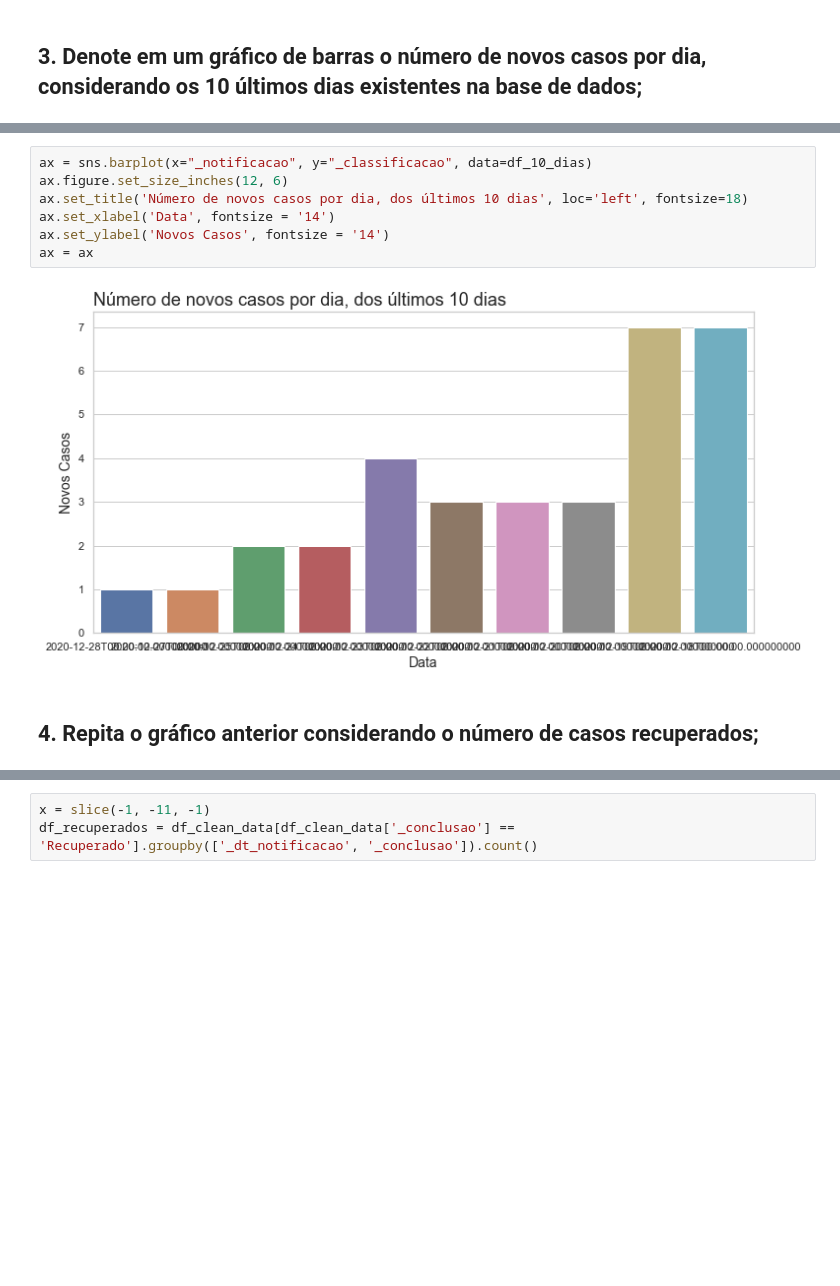
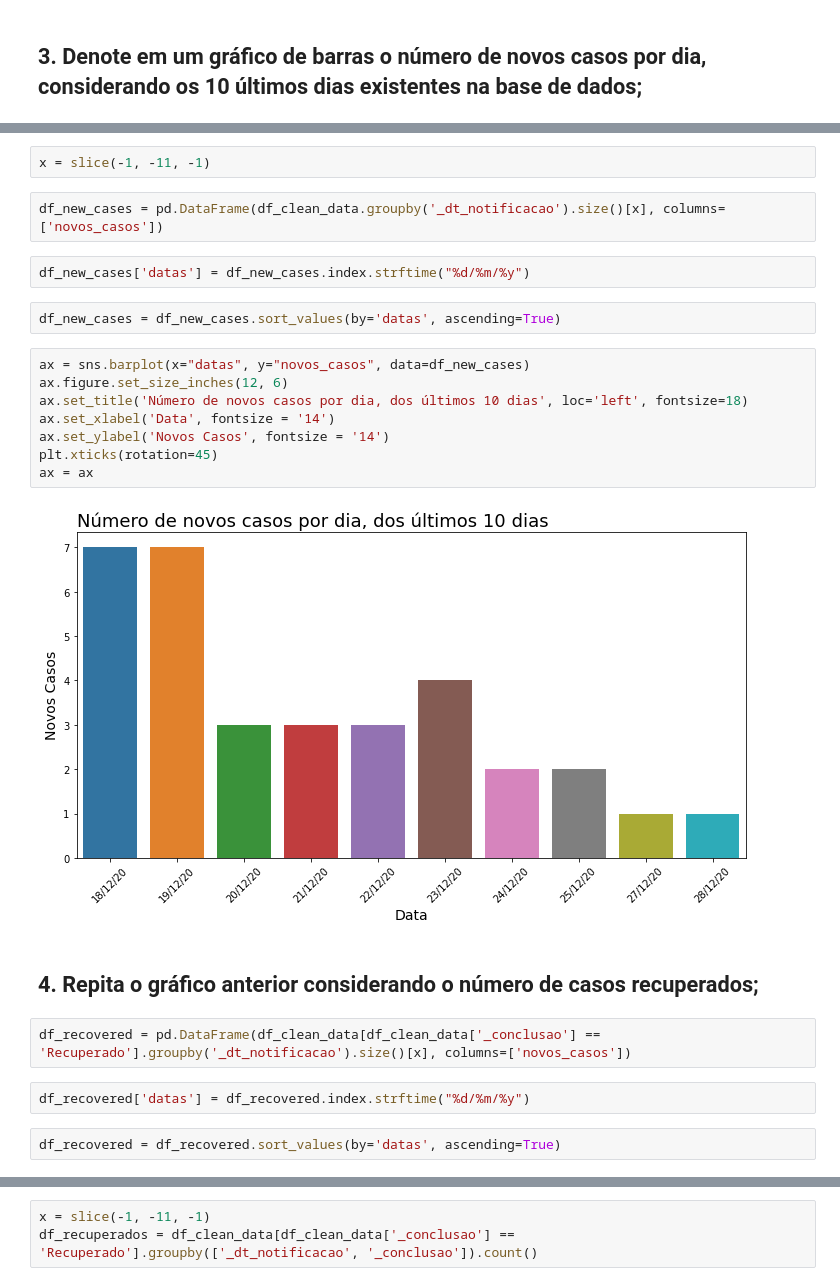
Before and after one commit to thiagos98/data-analysis-manaus, a Jupyter notebook: main.ipynb, the cells around one changed output, grey strips where cells are left out. Drawn from its saved outputs; the diff is of its cells as text; blank space fills up the shorter version.

```diff
--- a/main.ipynb
+++ b/main.ipynb
@@ -303,11 +296,26 @@ df_10_dias.index = range(df_10_dias.shape[0])
-# %%
-ax = sns.barplot(x="_notificacao", y="_classificacao", data=df_10_dias)
-ax.figure.set_size_inches(12, 6)
-ax.set_title('Número de novos casos por dia, dos últimos 10 dias', loc='left', fontsize=18)
-ax.set_xlabel('Data', fontsize = '14')
-ax.set_ylabel('Novos Casos', fontsize = '14')
-ax = ax
-# %% [output]
-[figure, removed]
+# %%
+x = slice(-1, -11, -1)
+# %%
+df_new_cases = pd.DataFrame(df_clean_data.groupby('_dt_notificacao').size()[x], columns=['novos_casos'])
+# %%
+df_new_cases['datas'] = df_new_cases.index.strftime("%d/%m/%y")
+# %%
+df_new_cases = df_new_cases.sort_values(by='datas', ascending=True)
+# %%
+ax = sns.barplot(x="datas", y="novos_casos", data=df_new_cases)
+ax.figure.set_size_inches(12, 6)
+ax.set_title('Número de novos casos por dia, dos últimos 10 dias', loc='left', fontsize=18)
+ax.set_xlabel('Data', fontsize = '14')
+ax.set_ylabel('Novos Casos', fontsize = '14')
+plt.xticks(rotation=45)
+ax = ax
+# %% [output]
+[figure, added]
 # %% [markdown]
 ## 4. Repita o gráfico anterior considerando o número de casos recuperados;
+# %%
+df_recovered = pd.DataFrame(df_clean_data[df_clean_data['_conclusao'] == 'Recuperado'].groupby('_dt_notificacao').size()[x], columns=['novos_casos'])
+# %%
+df_recovered['datas'] = df_recovered.index.strftime("%d/%m/%y")
+# %%
+df_recovered = df_recovered.sort_values(by='datas', ascending=True)
```
Also changed, not shown: parts of 8 cells of this notebook.
